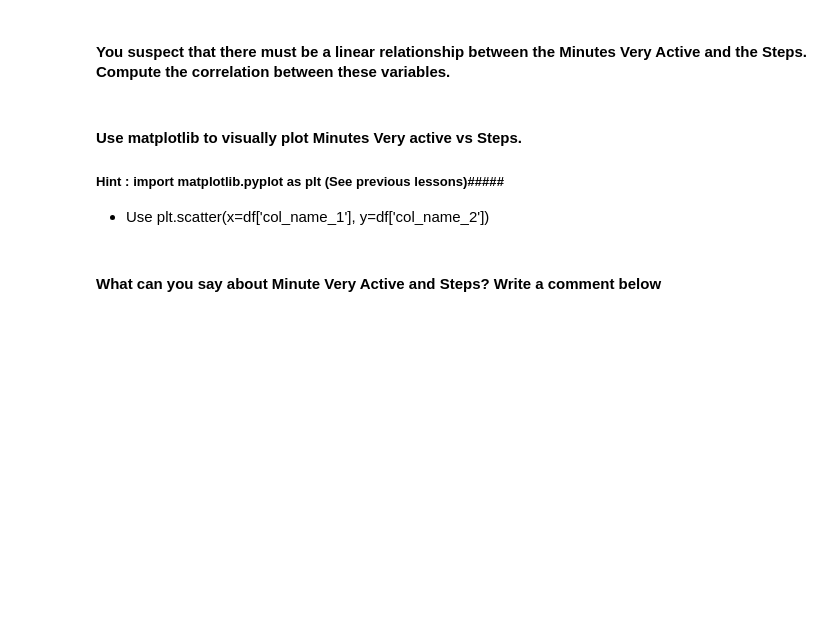
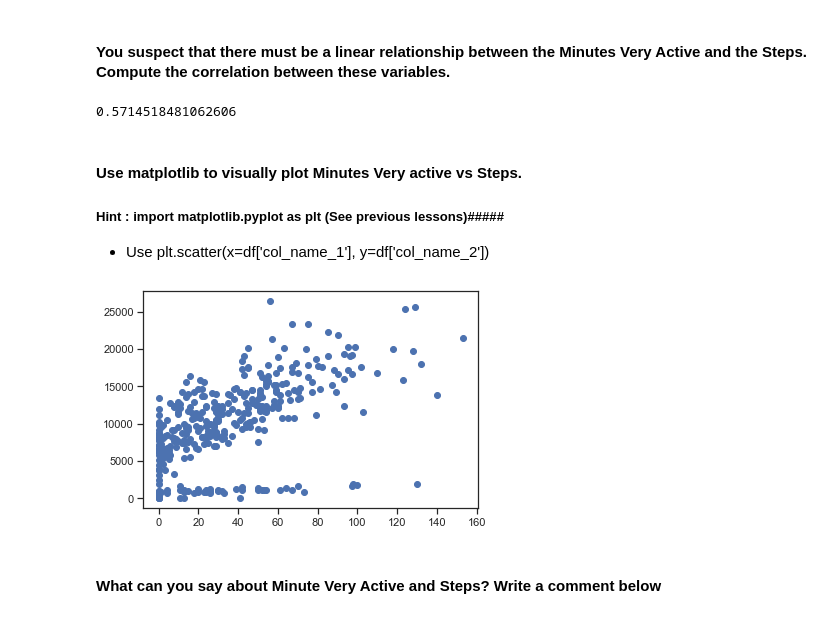
Before and after one commit to kasparkwok/data-ber-10-19, a Jupyter notebook: module-2_labs/lab-pivot-table-and-correlation/your_code/main.ipynb, the cells around one changed output. Cells and saved outputs as stored; diff of their text form; code cells hidden in the pictures; blank space fills up the shorter version.

```diff
--- a/module-2_labs/lab-pivot-table-and-correlation/your_code/main.ipynb
+++ b/module-2_labs/lab-pivot-table-and-correlation/your_code/main.ipynb
@@ -94,6 +221,8 @@ employee.head(20)
 #### Open the ` Fitbit.csv` file and name your dataset `fitbit`
 # %%
 # your answer here
+
+fitbit = pd.read_csv("Fitbit.csv")
 # %% [markdown]
 #### Explore you dataset in terms of data types and descriptive statistics
 #### *Hint: Use Pandas functions from previous lectures*
@@ -105,6 +264,10 @@ employee.head(20)
 #### You suspect that there must be a linear relationship between the Minutes Very Active and the Steps. Compute the correlation between these variables.
 # %%
 # your answer here
+
+fitbit["Minutes Very Active"].corr(fitbit["Steps"])
+# %% [output]
+0.5714518481062606
 # %% [markdown]
 #### Use matplotlib to visually plot Minutes Very active vs Steps.
 
@@ -115,3 +276,9 @@ employee.head(20)
+# %%
+# your answer here
+
+plt.scatter(x=fitbit["Minutes Very Active"], y=fitbit["Steps"]);
+# %% [output]
+[figure, added]
 # %% [markdown]
 #### What can you say about Minute Very Active and Steps? Write a comment below
 # %%
```
Also changed, not shown: parts of 44 cells of this notebook, 10 other files.
